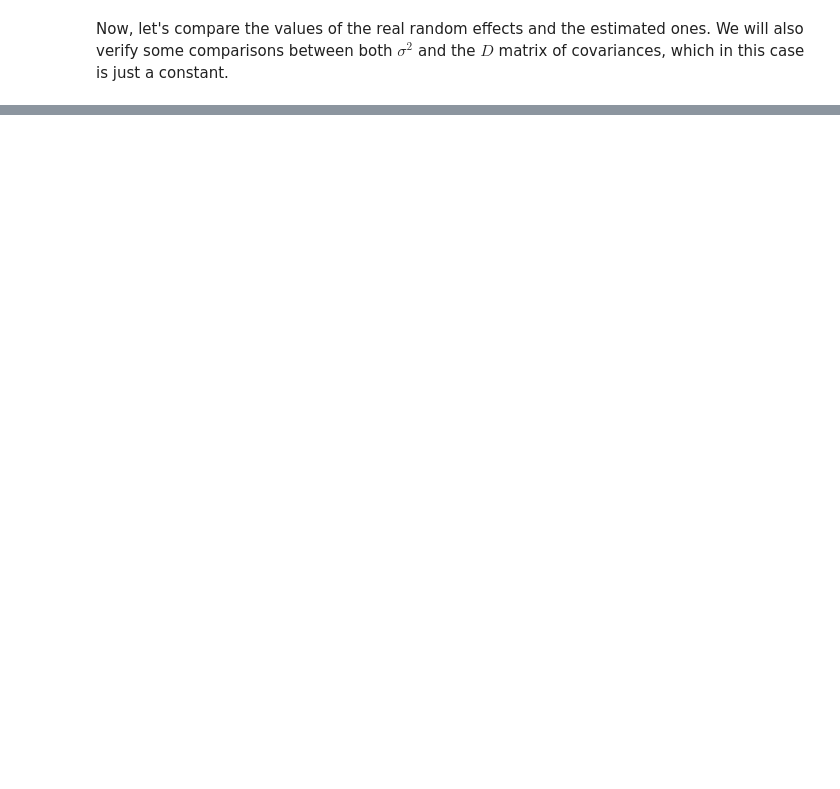
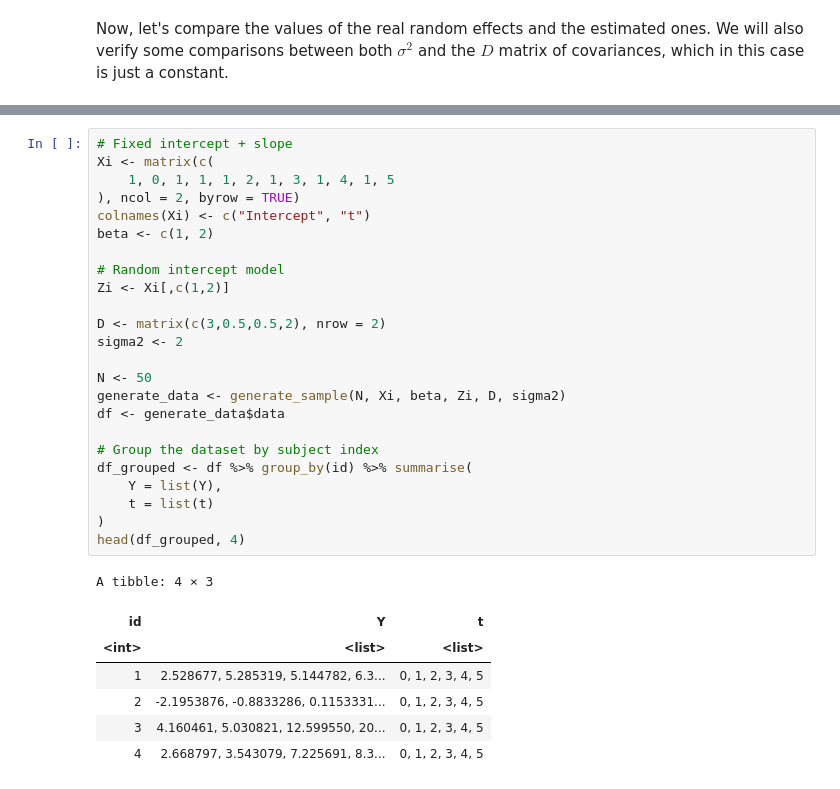
Before and after one commit to nhilariosilva/aprendizado_maquina_mert, a Jupyter notebook: MERT.ipynb, the cells around one changed output, grey strips where cells are left out. Cells and saved outputs as stored; diff of their text form; blank space fills up the shorter version.

```diff
--- a/MERT.ipynb
+++ b/MERT.ipynb
@@ -487,0 +553,32 @@ estimated D: 3.85359990346705
+# %%
+# Fixed intercept + slope
+Xi <- matrix(c(
+    1, 0, 1, 1, 1, 2, 1, 3, 1, 4, 1, 5
+), ncol = 2, byrow = TRUE)
+colnames(Xi) <- c("Intercept", "t")
+beta <- c(1, 2)
+
+# Random intercept model
+Zi <- Xi[,c(1,2)]
+
+D <- matrix(c(3,0.5,0.5,2), nrow = 2)
+sigma2 <- 2
+
+N <- 50
+generate_data <- generate_sample(N, Xi, beta, Zi, D, sigma2)
+df <- generate_data$data
+
+# Group the dataset by subject index
+df_grouped <- df %>% group_by(id) %>% summarise(
+    Y = list(Y),
+    t = list(t)
+)
+head(df_grouped, 4)
+# %% [output]
+A tibble: 4 × 3
+| id | Y | t |
+| <int> | <list> | <list> |
+| 1 | 2.528677, 5.285319, 5.144782, 6.3... | 0, 1, 2, 3, 4, 5 |
+| 2 | -2.1953876, -0.8833286, 0.1153331... | 0, 1, 2, 3, 4, 5 |
+| 3 | 4.160461, 5.030821, 12.599550, 20... | 0, 1, 2, 3, 4, 5 |
+| 4 | 2.668797, 3.543079, 7.225691, 8.3... | 0, 1, 2, 3, 4, 5 |
```
Also changed, not shown: parts of 21 cells of this notebook.
